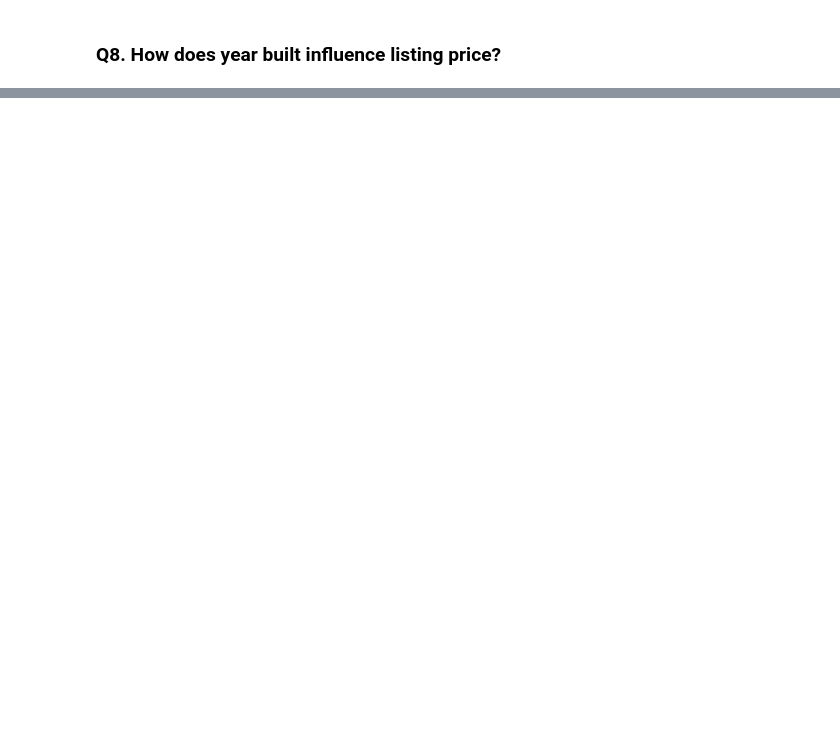
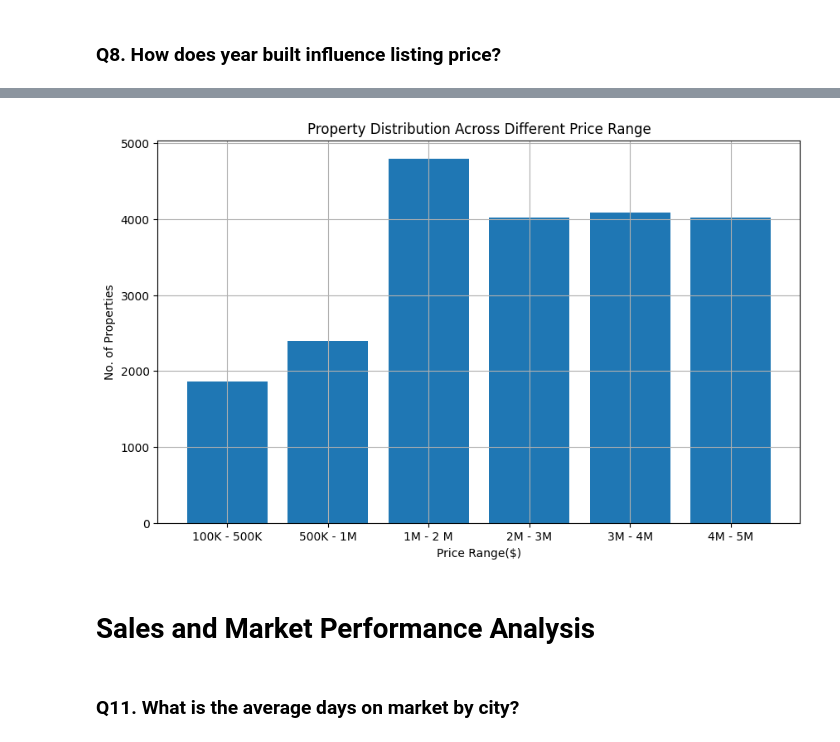
Before and after one commit to JS-Tharun/Real-Estate-Analysis, a Jupyter notebook: notebook.ipynb, the cells around one changed output, grey strips where cells are left out. Cells and saved outputs as stored; diff of their text form; code cells hidden in the pictures; blank space fills up the shorter version.

```diff
--- a/notebook.ipynb
+++ b/notebook.ipynb
@@ -1284,0 +1510,18 @@ df
+# %%
+# Creating Visualization Chart
+df = pd.DataFrame(result, columns=['Price_Range', 'Total_Properties', 'Avg_Price', 'Min_Price', 'Max_Price', 'Top_Property_Type', 'Top_Property_Count'])
+
+plt.figure(figsize=(10,6))
+plt.bar(df['Price_Range'], df['Total_Properties'], label=df['Total_Properties'])
+
+plt.xlabel('Price Range($)')
+plt.ylabel("No. of Properties")
+plt.title('Property Distribution Across Different Price Range')
+plt.grid(True)
+plt.show()
+# %% [output]
+[figure, added]
+# %% [markdown]
+# Sales and Market Performance Analysis
+# %% [markdown]
+### Q11. What is the average days on market by city?
```
Also changed, not shown: parts of 20 cells of this notebook, 1 other file.
